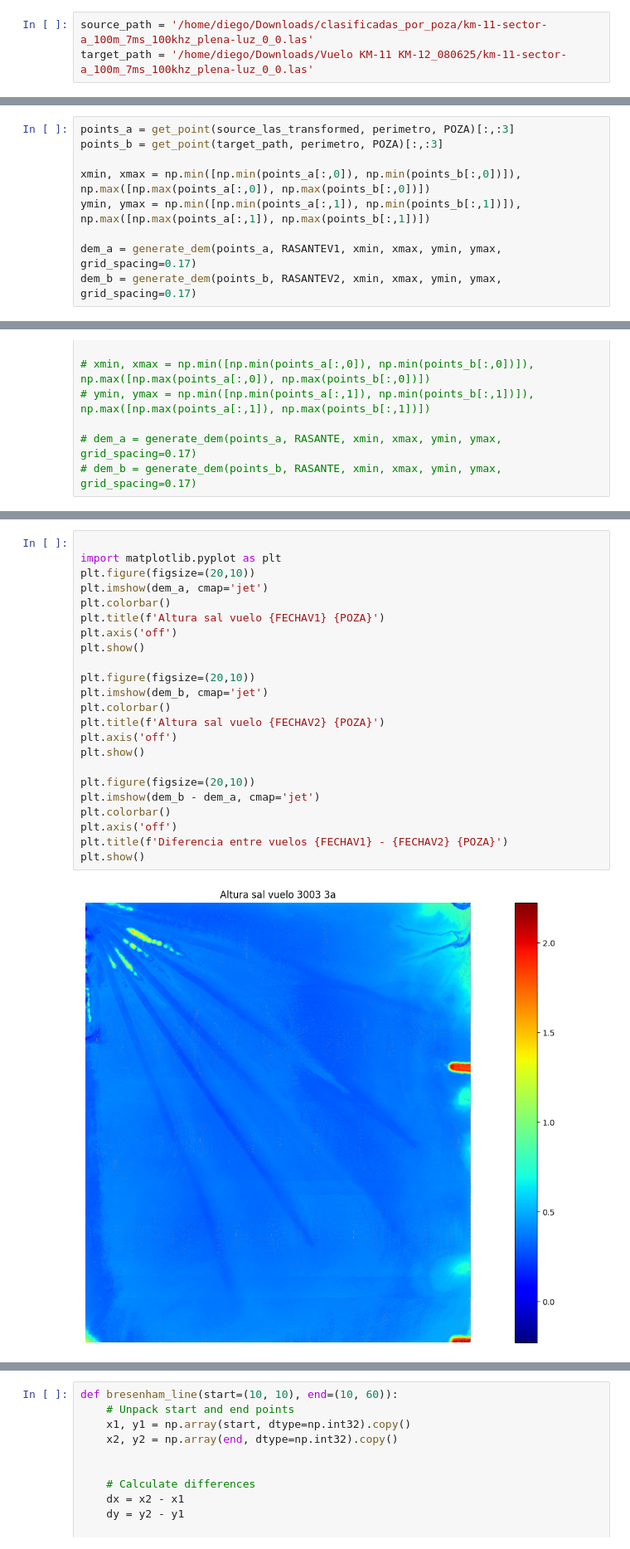
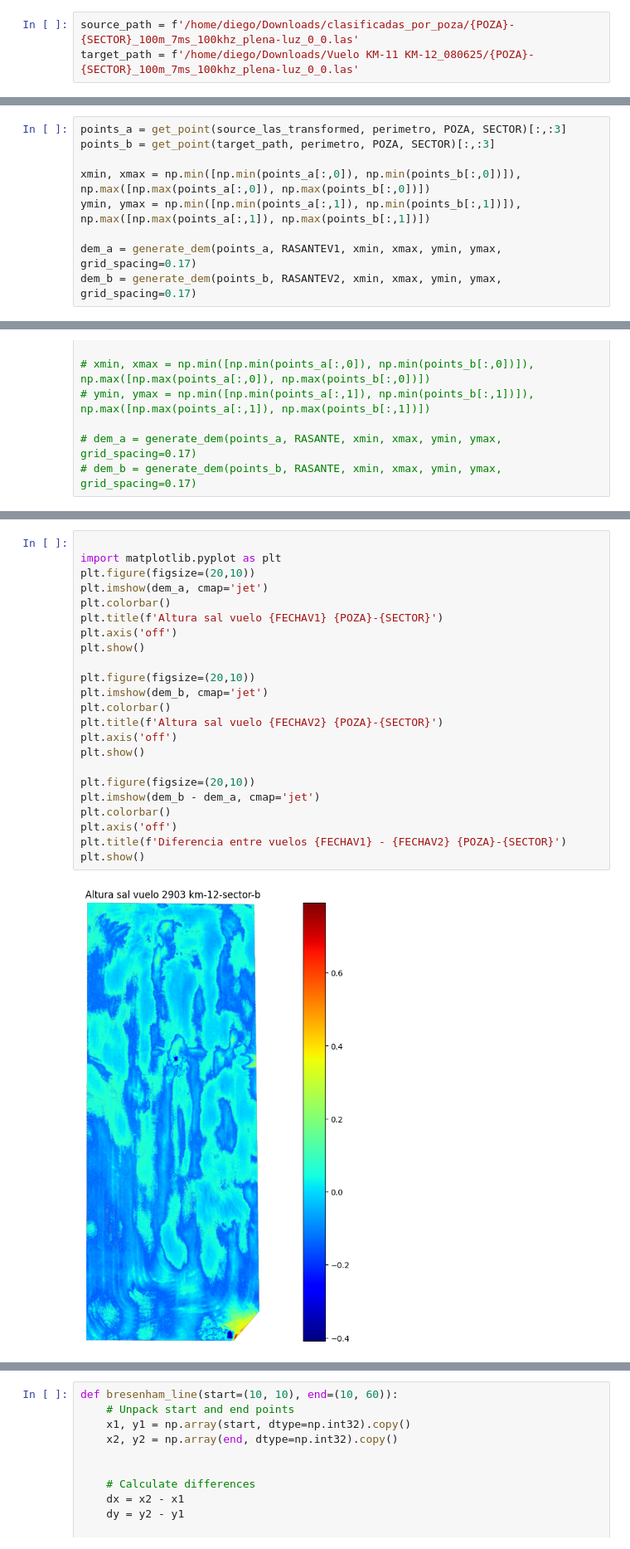
Before and after one commit to Kauel-Chile/sqm_batimetria, a Jupyter notebook: point_cloud_alignment_junio.ipynb, the cells around one changed output, grey strips where cells are left out. Shown at 83% size. Cells and saved outputs as stored; diff of their text form.

```diff
--- a/point_cloud_alignment_junio.ipynb
+++ b/point_cloud_alignment_junio.ipynb
@@ -299,4 +350,4 @@ altura sal
 # %%
-source_path = '/home/diego/Downloads/clasificadas_por_poza/km-11-sector-a_100m_7ms_100khz_plena-luz_0_0.las'
-target_path = '/home/diego/Downloads/Vuelo KM-11 KM-12_080625/km-11-sector-a_100m_7ms_100khz_plena-luz_0_0.las'
+source_path = f'/home/diego/Downloads/clasificadas_por_poza/{POZA}-{SECTOR}_100m_7ms_100khz_plena-luz_0_0.las'
+target_path = f'/home/diego/Downloads/Vuelo KM-11 KM-12_080625/{POZA}-{SECTOR}_100m_7ms_100khz_plena-luz_0_0.las'
 # %%
@@ -345,6 +402,6 @@ KeyError: 'km-11'
 # %%
-points_a = get_point(source_las_transformed, perimetro, POZA)[:,:3]
-points_b = get_point(target_path, perimetro, POZA)[:,:3]
+points_a = get_point(source_las_transformed, perimetro, POZA, SECTOR)[:,:3]
+points_b = get_point(target_path, perimetro, POZA, SECTOR)[:,:3]
 
 xmin, xmax = np.min([np.min(points_a[:,0]), np.min(points_b[:,0])]), np.max([np.max(points_a[:,0]), np.max(points_b[:,0])])
 ymin, ymax = np.min([np.min(points_a[:,1]), np.min(points_b[:,1])]), np.max([np.max(points_a[:,1]), np.max(points_b[:,1])])
@@ -420,25 +479,25 @@ Diferencia de altura de sal en vuelos 3003 - 1404: 9.46
 # %%
 
 import matplotlib.pyplot as plt
 plt.figure(figsize=(20,10))
 plt.imshow(dem_a, cmap='jet')
 plt.colorbar()
-plt.title(f'Altura sal vuelo {FECHAV1} {POZA}')
+plt.title(f'Altura sal vuelo {FECHAV1} {POZA}-{SECTOR}')
 plt.axis('off')
 plt.show()
 
 plt.figure(figsize=(20,10))
 plt.imshow(dem_b, cmap='jet')
 plt.colorbar()
-plt.title(f'Altura sal vuelo {FECHAV2} {POZA}')
+plt.title(f'Altura sal vuelo {FECHAV2} {POZA}-{SECTOR}')
 plt.axis('off')
 plt.show()
 
 plt.figure(figsize=(20,10))
 plt.imshow(dem_b - dem_a, cmap='jet')
 plt.colorbar()
 plt.axis('off')
-plt.title(f'Diferencia entre vuelos {FECHAV1} - {FECHAV2} {POZA}')
+plt.title(f'Diferencia entre vuelos {FECHAV1} - {FECHAV2} {POZA}-{SECTOR}')
 plt.show()
 # %% [output]
-[figure, old version]
+[figure, new version]
```
Also changed, not shown: parts of 10 cells of this notebook, 3 other files.
